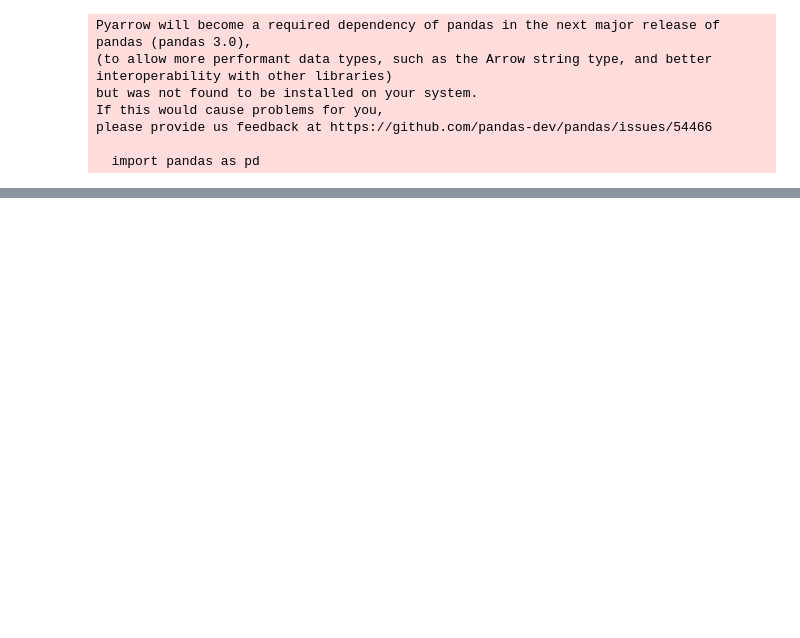
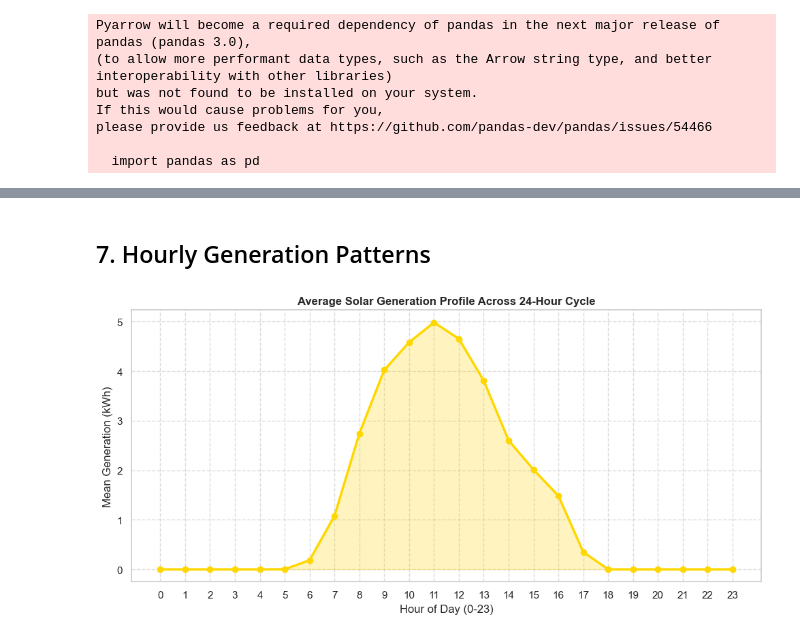
Before and after one commit to patelom2810/Solar-Energy-Generation-Weather-Analytics, a Jupyter notebook: notebooks/01_EDA.ipynb, the cells around one changed output, grey strips where cells are left out. Saved outputs shown, nothing was run; the diff lists cells and outputs as text; code cells hidden in the pictures; blank space fills up the shorter version.

```diff
--- a/notebooks/01_EDA.ipynb
+++ b/notebooks/01_EDA.ipynb
@@ -28,0 +154,17 @@ print(daily.shape, daily.columns.tolist())
+# %% [markdown]
+## 7. Hourly Generation Patterns
+# %%
+hourly_avg = solar_h.groupby(solar_h['hour_ts'].dt.hour)['generation_kwh'].mean().reset_index()
+
+plt.figure(figsize=(10, 5))
+plt.plot(hourly_avg['hour_ts'], hourly_avg['generation_kwh'], marker='o', color='gold', linewidth=2.5, markersize=6)
+plt.fill_between(hourly_avg['hour_ts'], hourly_avg['generation_kwh'], alpha=0.25, color='gold')
+plt.title('Average Solar Generation Profile Across 24-Hour Cycle', fontweight='bold')
+plt.xlabel('Hour of Day (0-23)')
+plt.ylabel('Mean Generation (kWh)')
+plt.xticks(range(0, 24))
+plt.grid(True, linestyle='--', alpha=0.7)
+plt.tight_layout()
+plt.show()
+# %% [output]
+[figure, added]
```
Also changed, not shown: parts of 15 cells of this notebook, 11 other files.
